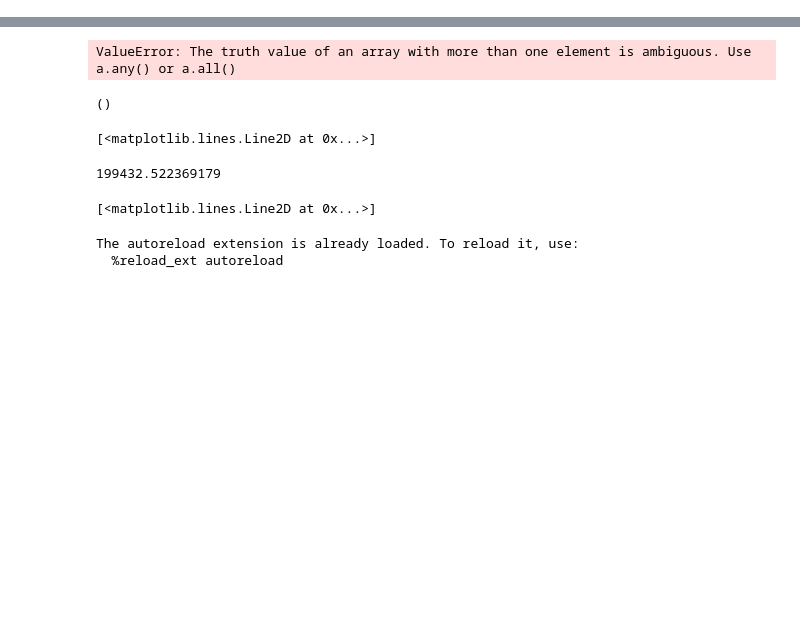
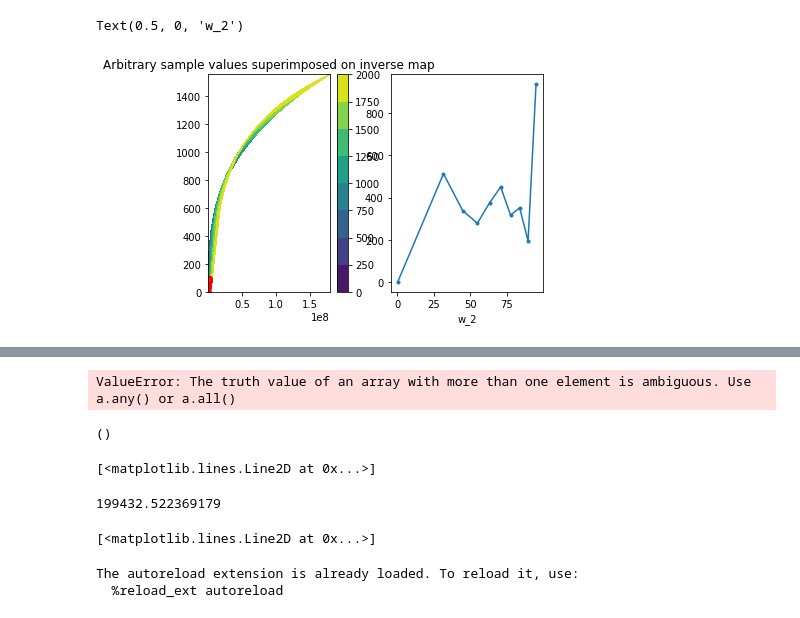
Before and after one commit to fredriclam/quail_volcano, a Jupyter notebook: scenarios/verification_acoustic/verification_acoustic.ipynb, the cells around one changed output, grey strips where cells are left out. Cells and saved outputs as stored; diff of their text form; code cells hidden in the pictures; blank space fills up the shorter version.

```diff
--- a/scenarios/verification_acoustic/verification_acoustic.ipynb
+++ b/scenarios/verification_acoustic/verification_acoustic.ipynb
@@ -78,0 +128,27 @@ The autoreload extension is already loaded. To reload it, use:
+# %%
+from scipy.interpolate import griddata
+
+# Define scattered interpolant
+backward_map_T = lambda w1, w2: griddata(np.array([v1.ravel(), v2.ravel()]).T,
+  mg_T.ravel(), (w1, w2), method="cubic")
+backward_map_p = lambda w1, w2: griddata(np.array([v1.ravel(), v2.ravel()]).T,
+  mg_p.ravel(), (w1, w2), method="cubic")
+
+# Test arbitrary (w1, w2) values and map (w1, w2) -> (T, p)
+w1_test = np.linspace(1e1, 9e5, 10)
+w2_test = 0.1*np.sqrt(w1_test)
+T_test = backward_map_T(w1_test, w2_test)
+p_test = backward_map_p(w1_test, w2_test)
+
+plt.figure(2)
+plt.subplot(1,2,1)
+plt.contourf(v1, v2, mg_T)
+plt.colorbar()
+plt.plot(w1_test, w2_test, '.', markersize=12, color='red')
+plt.title("Arbitrary sample values superimposed on inverse map")
+plt.subplot(1,2,2)
+plt.plot(w2_test, T_test, '.-')
+plt.xlabel("w_2")
+# %% [output]
+Text(0.5, 0, 'w_2')
+[figure, added]
```
Also changed, not shown: parts of 55 cells of this notebook, 5 other files.
